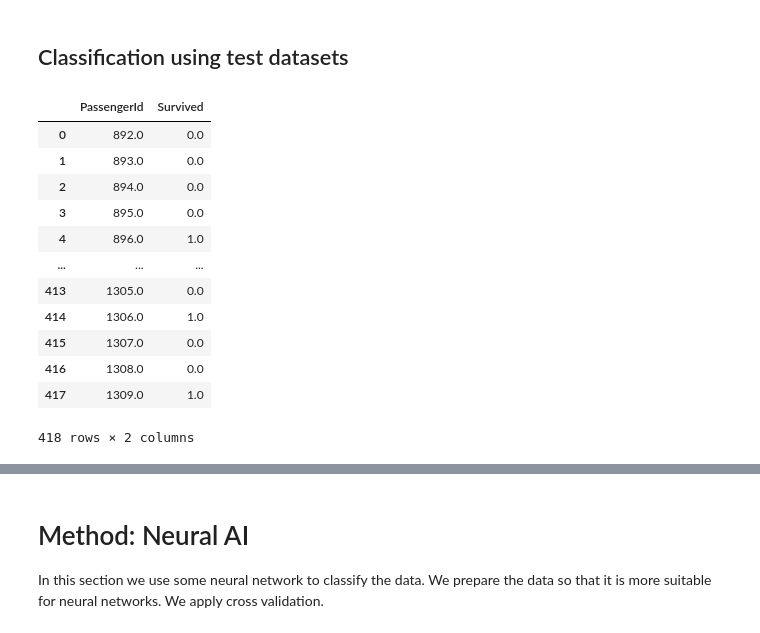
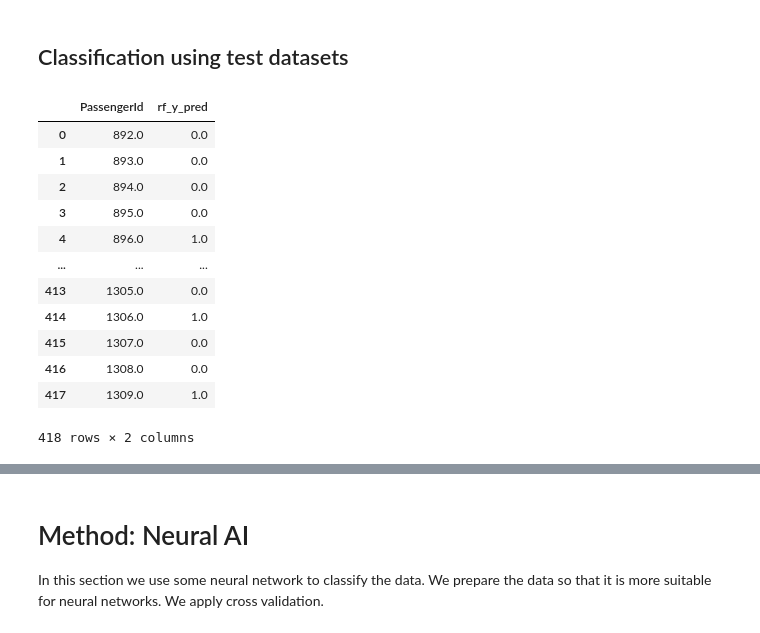
Before and after one commit to patRyserWelch8/KaggleTitanic, a Jupyter notebook: titanic.ipynb, the cells around one changed output, grey strips where cells are left out. Cells and saved outputs as stored; diff of their text form; code cells hidden in the pictures.

Commit message:
Kaggle Notebook | Data preparation for ML techniques | Version 108

```diff
--- a/titanic.ipynb
+++ b/titanic.ipynb
@@ -2754,11 +2780,11 @@ The passenger class  and being  male can lead  to errors. However, the number of
 ## Classification using test datasets
 # %%
 y_pred = rf.predict(X_test)
-Random_forrest_pred = pd.DataFrame({"PassengerId": titanic_test.PassengerId,
-                                   "Survived": y_pred})
-Random_forrest_pred
+random_forrest_pred = pd.DataFrame({"PassengerId": titanic_test.PassengerId,
+                                   "rf_y_pred": y_pred})
+random_forrest_pred
 # %% [output]
-|  | PassengerId | Survived |
+|  | PassengerId | rf_y_pred |
 | 0 | 892.0 | 0.0 |
 | 1 | 893.0 | 0.0 |
 | 2 | 894.0 | 0.0 |
```
Also changed, not shown: parts of 42 cells of this notebook.
